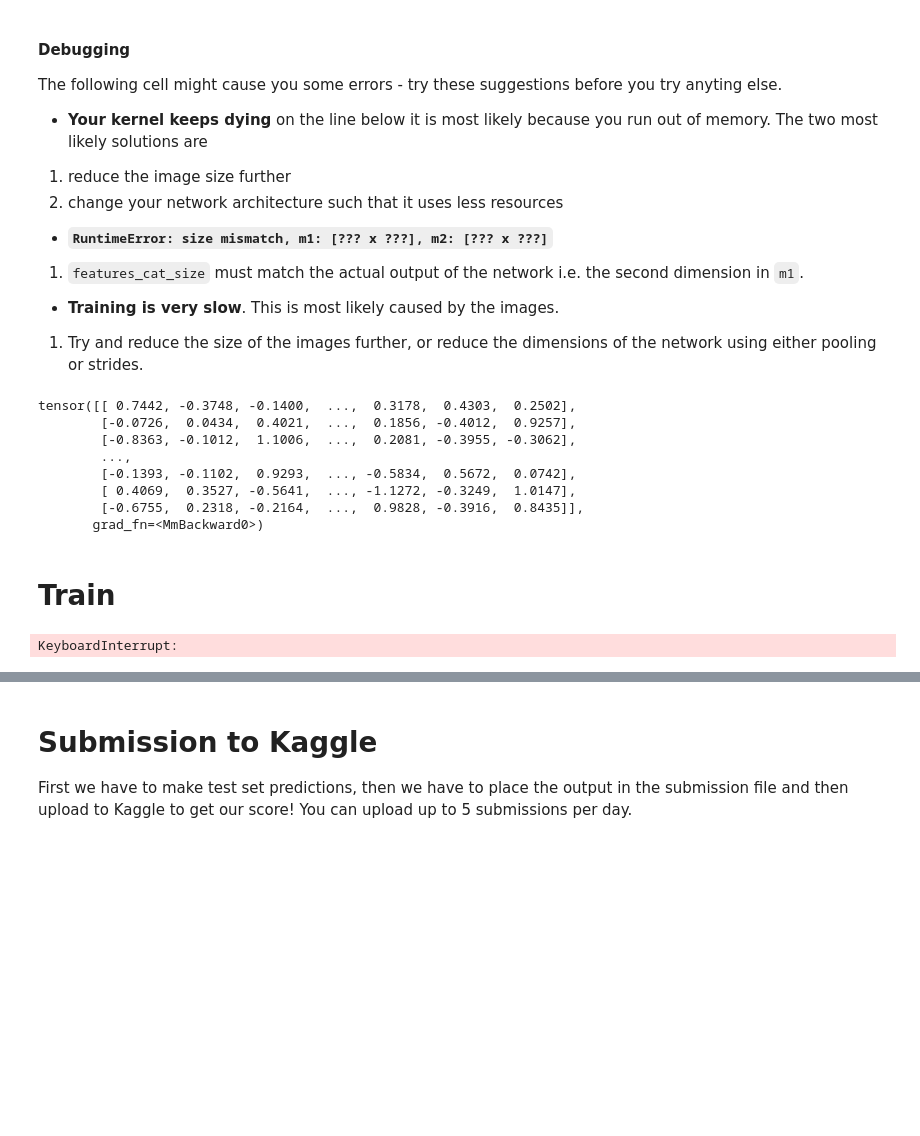
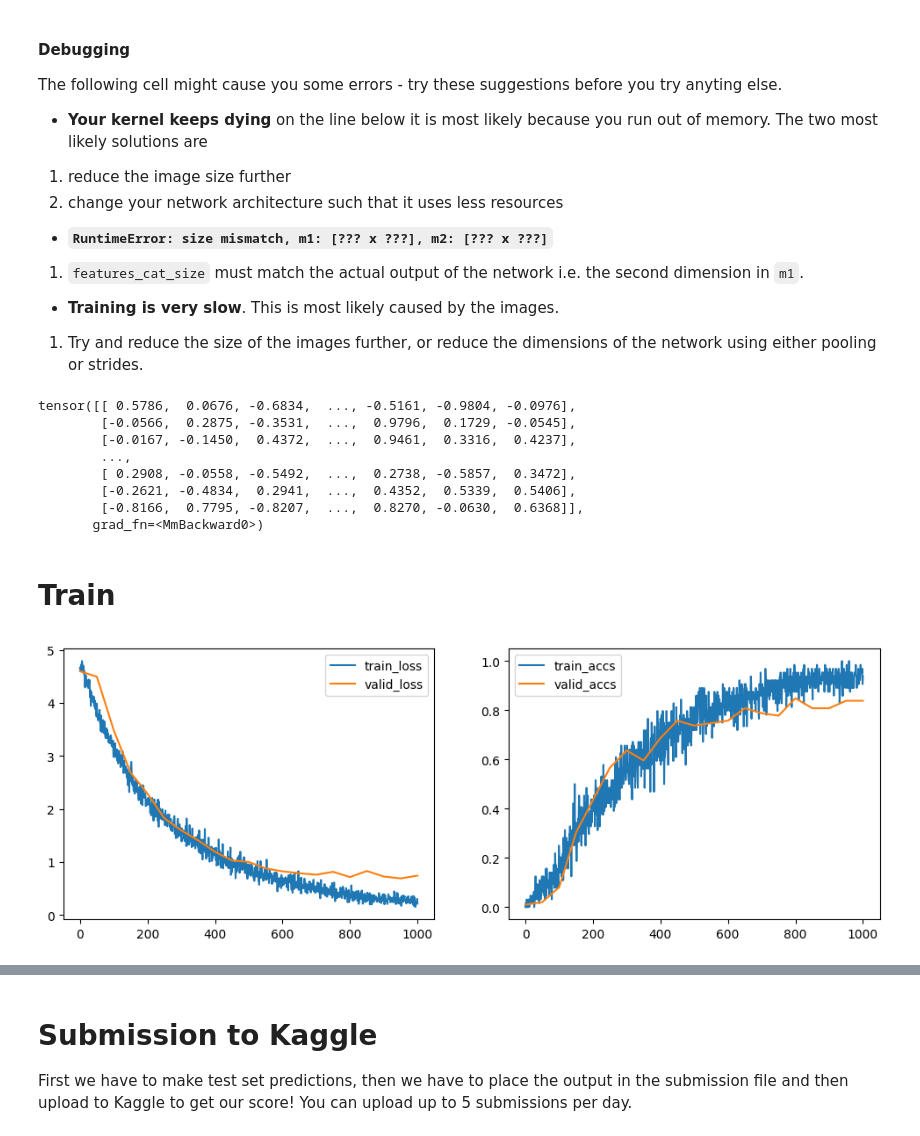
Before and after one commit to Jacopo00811/02456_Deep_Learning, a Jupyter notebook: 6_Mini_Project/6.1-EXE-Kaggle-Leaf-Challenge.ipynb, the cells around one changed output, grey strips where cells are left out. Saved outputs shown, nothing was run; the diff lists cells and outputs as text; code cells hidden in the pictures; blank space fills up the shorter version.

```diff
--- a/6_Mini_Project/6.1-EXE-Kaggle-Leaf-Challenge.ipynb
+++ b/6_Mini_Project/6.1-EXE-Kaggle-Leaf-Challenge.ipynb
@@ -419,7 +420,7 @@ Choose a reasonable batch size the `batch_size = ?` parameter below, and note yo
 
  The batch size refers to the number of training samples used in one pass. In general a larger batch sizes require more memory, as we store more data for each pass. A large batch size result in fewer updates per epoch (since each batch has more samples), which can make training faster per epoch but may require more epochs to converge. Smaller batch sizes provide noisier estimates of the gradients, which can introduce stochasticity into the training process. This can help the model escape local minima, improving generalization, but it may also slow down convergence. At the same time a large batch sizes yields more accurate gradient estimates as it averages over more samples, but this can lead to the model getting stuck in sharp local minima, potentially harming generalization.
 # %%
-batch_size = 32
+batch_size = 64
 dummy_batch_gen = data_utils.batch_generator(
     data, batch_size=batch_size, num_classes=NUM_CLASSES, num_iterations=5e3, seed=42)
 train_batch = next(dummy_batch_gen.gen_train())
@@ -511,7 +510,7 @@ conv_pad = 1       # <-- Padding
 
 # Keep track of features to output layer
 # <-- Number of features concatenated before output layer
-features_cat_size = 1024 + 128 + 64
+features_cat_size = 8384  # 1024 + 128 + 64
 
 
 class Net(nn.Module):
@@ -525,7 +524,19 @@ class Net(nn.Module):
                              padding=conv_pad)
 
         self.conv_2 = Conv2d(in_channels=conv_out_channels,
-                             out_channels=conv_out_channels,
+                             out_channels=128,
+                             kernel_size=kernel_size,
+                             stride=conv_stride,
+                             padding=conv_pad)
+
+        self.conv_3 = Conv2d(in_channels=128,
+                             out_channels=256,
+                             kernel_size=kernel_size,
+                             stride=conv_stride,
+                             padding=conv_pad)
+
+        self.conv_4 = Conv2d(in_channels=256,
+                             out_channels=512,
                              kernel_size=kernel_size,
                              stride=conv_stride,
                              padding=conv_pad)
@@ -533,11 +544,15 @@ class Net(nn.Module):
         self.pool = nn.MaxPool2d(kernel_size=2, stride=2, padding=0)
         self.activation = nn.LeakyReLU()
         self.dropout_conv = nn.Dropout2d()
-        self.bn = nn.BatchNorm2d(conv_out_channels)
+        self.bn_1 = nn.BatchNorm2d(conv_out_channels)
+        self.bn_2 = nn.BatchNorm2d(128)
+        self.bn_3 = nn.BatchNorm2d(256)
+        self.bn_4 = nn.BatchNorm2d(512)
 
         # Exercise: Add a recurrent unit like and RNN or GRU
         # >> YOUR CODE HERE <<
         self.rnn_1 = nn.GRU(input_size=64, hidden_size=64)
+        self.bn_rnn_1 = nn.BatchNorm1d(64)
 
         self.l_1 = Linear(in_features=features_cat_size,
                           out_features=512,
@@ -570,16 +585,16 @@ class Net(nn.Module):
         # Change shape from [batch_size, height, width, channels] to [batch_size, channels, height, width]
         x_img = x_img.permute(0, 3, 1, 2)
         # Apply conv + activation + pool 64
-        x_img = self.pool(self.activation(self.bn(self.conv_1(x_img))))
+        x_img = self.pool(self.activation(self.bn_1(self.conv_1(x_img))))
         x_img = self.dropout_conv(x_img)
         # Apply conv + activation + pool 32
-        x_img = self.pool(self.activation(self.bn(self.conv_2(x_img))))
+        x_img = self.pool(self.activation(self.bn_2(self.conv_2(x_img))))
         x_img = self.dropout_conv(x_img)
         # Apply conv + activation + pool 16
-        x_img = self.pool(self.activation(self.bn(self.conv_2(x_img))))
+        x_img = self.pool(self.activation(self.bn_3(self.conv_3(x_img))))
         x_img = self.dropout_conv(x_img)
         # Apply conv + activation + pool 8
-        x_img = self.pool(self.activation(self.bn(self.conv_2(x_img))))
+        x_img = self.pool(self.activation(self.bn_4(self.conv_4(x_img))))
 
         # Flatten for concatenation
         features_img = x_img.reshape(x_img.size(0), -1)
@@ -602,6 +617,7 @@ class Net(nn.Module):
         # >> YOUR CODE HERE <<
         # GRU output, take the hidden state
         shape_features, _ = self.rnn_1(x_shape)
+        self.bn_rnn_1(shape_features)
         features_rnn = shape_features  # Remove sequence dimension
 
         features.append(features_rnn)
@@ -696,13 +714,13 @@ output = net(x_img=_x_image, x_margin=_x_margin,
              x_shape=_x_shape, x_texture=_x_texture)
 output['out']
 # %% [output]
-tensor([[ 0.7442, -0.3748, -0.1400,  ...,  0.3178,  0.4303,  0.2502],
-        [-0.0726,  0.0434,  0.4021,  ...,  0.1856, -0.4012,  0.9257],
-        [-0.8363, -0.1012,  1.1006,  ...,  0.2081, -0.3955, -0.3062],
+tensor([[ 0.5786,  0.0676, -0.6834,  ..., -0.5161, -0.9804, -0.0976],
+        [-0.0566,  0.2875, -0.3531,  ...,  0.9796,  0.1729, -0.0545],
+        [-0.0167, -0.1450,  0.4372,  ...,  0.9461,  0.3316,  0.4237],
         ...,
-        [-0.1393, -0.1102,  0.9293,  ..., -0.5834,  0.5672,  0.0742],
-        [ 0.4069,  0.3527, -0.5641,  ..., -1.1272, -0.3249,  1.0147],
-        [-0.6755,  0.2318, -0.2164,  ...,  0.9828, -0.3916,  0.8435]],
+        [ 0.2908, -0.0558, -0.5492,  ...,  0.2738, -0.5857,  0.3472],
+        [-0.2621, -0.4834,  0.2941,  ...,  0.4352,  0.5339,  0.5406],
+        [-0.8166,  0.7795, -0.8207,  ...,  0.8270, -0.0630,  0.6368]],
        grad_fn=<MmBackward0>)
 # %% [markdown]
 # Train
@@ -710,8 +728,8 @@ tensor([[ 0.7442, -0.3748, -0.1400,  ...,  0.3178,  0.4303,  0.2502],
 # Setup settings for training
 VALIDATION_SIZE = 0.1  # 0.1 is ~ 100 samples for validation
 max_iter = 1000
-log_every = 100
-eval_every = 100
+log_every = 50
+eval_every = 50
 
 # Function to get label
 
@@ -773,35 +791,35 @@ for i, batch_train in enumerate(batch_gen.gen_train()):
     output = net(**get_input(batch_train))
     labels_argmax = torch.max(get_labels(batch_train), 1)[1]
     batch_loss = criterion(output['out'], labels_argmax)
 
     train_iter.append(i)
     train_loss.append(float(get_numpy(batch_loss)))
     train_accs.append(float(get_numpy(accuracy(output['out'], labels_argmax))))
 
     optimizer.zero_grad()
     batch_loss.backward()
     optimizer.step()
 
     # Log i figure
     if i % log_every == 0:
         fig = plt.figure(figsize=(12, 4))
         plt.subplot(1, 2, 1)
         plt.plot(train_iter, train_loss, label='train_loss')
         plt.plot(valid_iter, valid_loss, label='valid_loss')
         plt.legend()
 
         plt.subplot(1, 2, 2)
         plt.plot(train_iter, train_accs, label='train_accs')
         plt.plot(valid_iter, valid_accs, label='valid_accs')
         plt.legend()
         plt.show()
         clear_output(wait=True)
-#         print("Train, it: {} loss: {:.2f} accs: {:.2f}".format(i, train_loss[-1], train_accs[-1]))
+        # print("Train, it: {} loss: {:.2f} accs: {:.2f}".format(i, train_loss[-1], train_accs[-1]))
 
     if max_iter < i:
         break
 # %% [output]
-KeyboardInterrupt:
+[figure, added]
 # %% [markdown]
 ## Exercise 9
 
```
Also changed, not shown: parts of 13 cells of this notebook, 1 other file.
